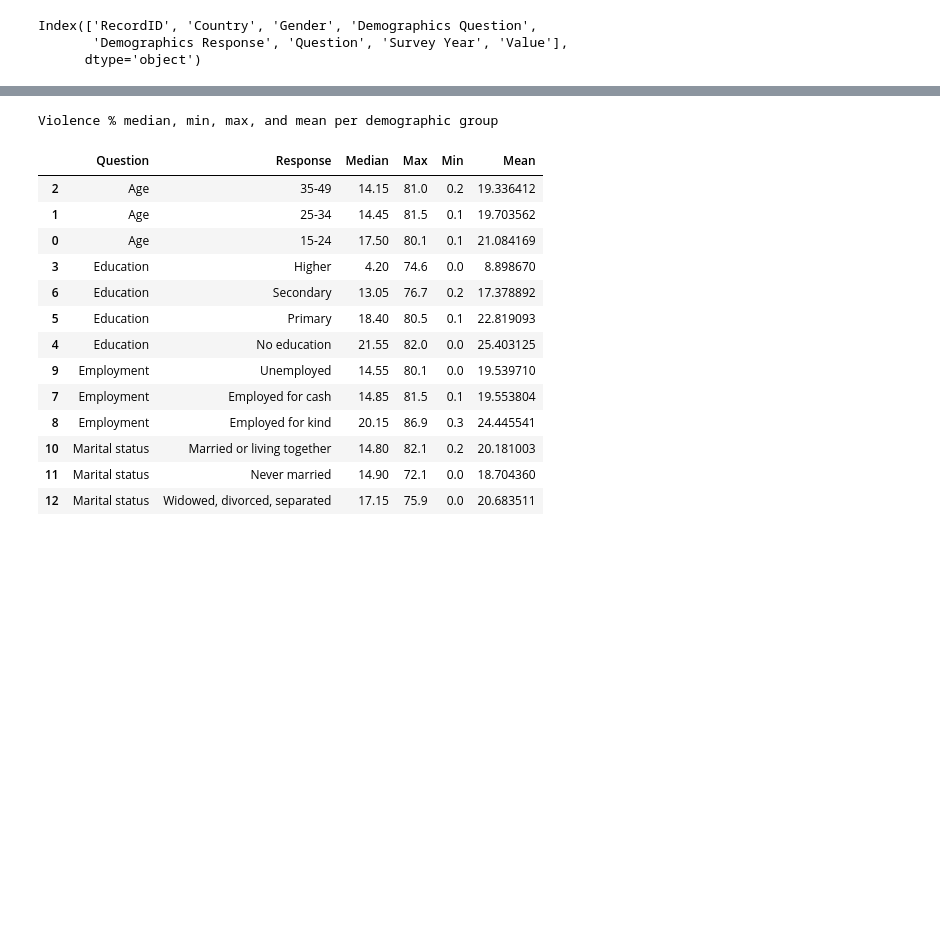
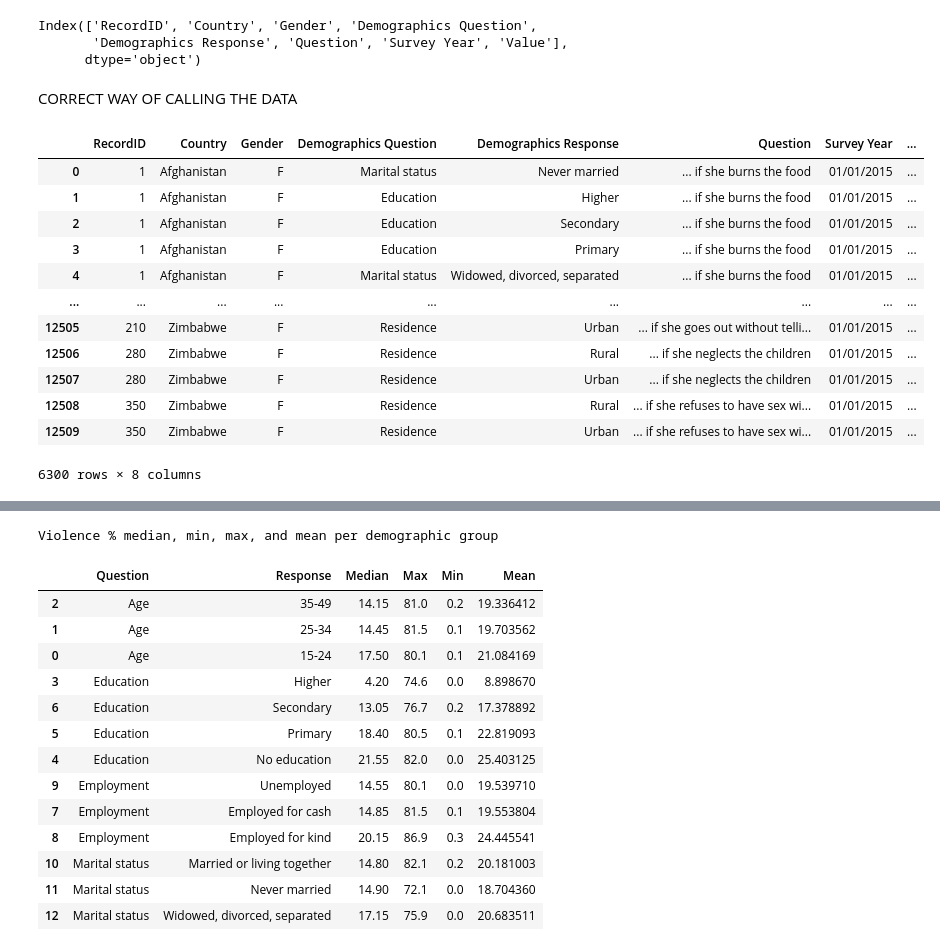
Before and after one commit to orifelszer/Data-analysis-introduction, a Jupyter notebook: Untitled1.ipynb, the cells around one changed output, grey strips where cells are left out. Saved outputs shown, nothing was run; the diff lists cells and outputs as text; code cells hidden in the pictures; blank space fills up the shorter version.

```diff
--- a/Untitled1.ipynb
+++ b/Untitled1.ipynb
@@ -19,3 +20,24 @@ data_df.columns
 Index(['RecordID', 'Country', 'Gender', 'Demographics Question',
        'Demographics Response', 'Question', 'Survey Year', 'Value'],
       dtype='object')
+# %% [markdown]
+CORRECT WAY OF CALLING THE DATA
+# %%
+url2= 'https://raw.githubusercontent.com/orifelszer/project/main/violence_data.csv'
+data_df2= pd.read_csv(url2)
+just_women= data_df2.loc[data_df2.Gender== 'F']
+just_women
+# %% [output]
+|  | RecordID | Country | Gender | Demographics Question | Demographics Response | Question | Survey Year | ... |
+| 0 | 1 | Afghanistan | F | Marital status | Never married | ... if she burns the food | 01/01/2015 | ... |
+| 1 | 1 | Afghanistan | F | Education | Higher | ... if she burns the food | 01/01/2015 | ... |
+| 2 | 1 | Afghanistan | F | Education | Secondary | ... if she burns the food | 01/01/2015 | ... |
+| 3 | 1 | Afghanistan | F | Education | Primary | ... if she burns the food | 01/01/2015 | ... |
+| 4 | 1 | Afghanistan | F | Marital status | Widowed, divorced, separated | ... if she burns the food | 01/01/2015 | ... |
+| ... | ... | ... | ... | ... | ... | ... | ... | ... |
+| 12505 | 210 | Zimbabwe | F | Residence | Urban | ... if she goes out without telli... | 01/01/2015 | ... |
+| 12506 | 280 | Zimbabwe | F | Residence | Rural | ... if she neglects the children | 01/01/2015 | ... |
+| 12507 | 280 | Zimbabwe | F | Residence | Urban | ... if she neglects the children | 01/01/2015 | ... |
+| 12508 | 350 | Zimbabwe | F | Residence | Rural | ... if she refuses to have sex wi... | 01/01/2015 | ... |
+| 12509 | 350 | Zimbabwe | F | Residence | Urban | ... if she refuses to have sex wi... | 01/01/2015 | ... |
+6300 rows × 8 columns
```
Also changed, not shown: parts of 14 cells of this notebook.
